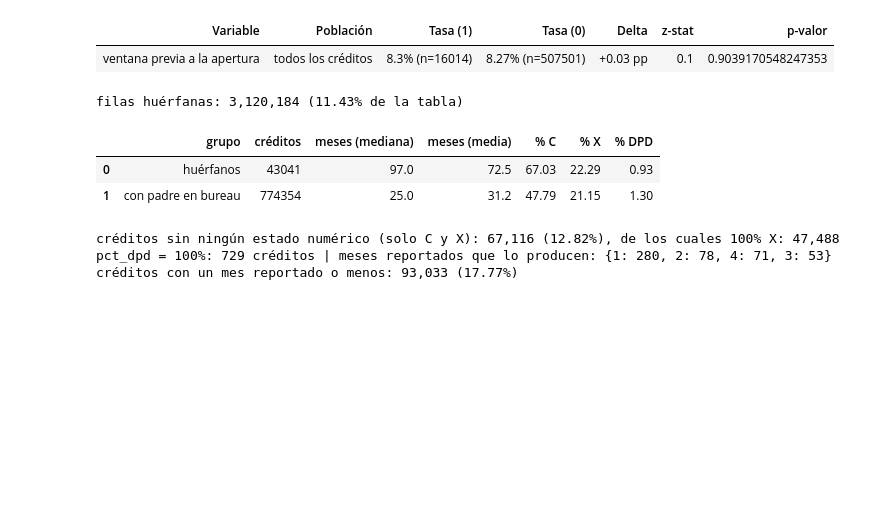
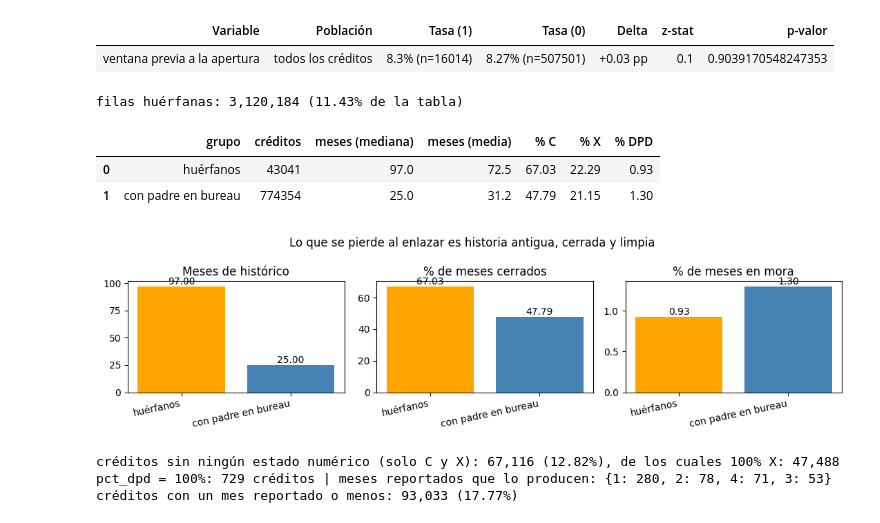
Before and after one commit to yeraybc/home-credit-default-risk, a Jupyter notebook: notebooks/03_eda_bureau_balance.ipynb, the cells around one changed output. Saved outputs shown, nothing was run; the diff lists cells and outputs as text; code cells hidden in the pictures; blank space fills up the shorter version.

```diff
--- a/notebooks/03_eda_bureau_balance.ipynb
+++ b/notebooks/03_eda_bureau_balance.ipynb
@@ -743,22 +834,34 @@ desfase mediana 0.5 meses (p95 1.0) | ventana anterior a la apertura: 16,014 cr
 # %%
 # la pérdida al cruzar con bureau: ¿qué perfil tienen los créditos huérfanos?
 huerfano = ~bb["SK_ID_BUREAU"].isin(bureau["SK_ID_BUREAU"])
 print(f"filas huérfanas: {int(huerfano.sum()):,} ({huerfano.mean() * 100:.2f}% de la tabla)")
 
 perfil = []
 for nombre, sub in [("huérfanos", bb[huerfano]), ("con padre en bureau", bb[~huerfano])]:
     s = sub["STATUS"].astype(str)
     meses = sub.groupby("SK_ID_BUREAU").size()
     perfil.append({"grupo": nombre, "créditos": sub["SK_ID_BUREAU"].nunique(),
                    "meses (mediana)": meses.median(), "meses (media)": round(meses.mean(), 1),
                    "% C": round(s.eq("C").mean() * 100, 2), "% X": round(s.eq("X").mean() * 100, 2),
                    "% DPD": round(s.isin(["1", "2", "3", "4", "5"]).mean() * 100, 2)})
-display(pd.DataFrame(perfil))
+tabh = pd.DataFrame(perfil).set_index("grupo")
+display(tabh.reset_index())
+
+fig, ax = plt.subplots(1, 3, figsize=(11, 3))
+for eje, col, titulo in zip(ax, ["meses (mediana)", "% C", "% DPD"],
+                            ["Meses de histórico", "% de meses cerrados", "% de meses en mora"]):
+    barras = eje.bar(tabh.index, tabh[col], color=["orange", COLOR_NODEF])
+    eje.bar_label(barras, fmt="%.2f")
+    eje.set(title=titulo)
+    plt.setp(eje.get_xticklabels(), rotation=12, ha="right")
+fig.suptitle("Lo que se pierde al enlazar es historia antigua, cerrada y limpia")
+plt.tight_layout(); plt.show()
 # %% [output]
 filas huérfanas: 3,120,184 (11.43% de la tabla)
 |  | grupo | créditos | meses (mediana) | meses (media) | % C | % X | % DPD |
 | 0 | huérfanos | 43041 | 97.0 | 72.5 | 67.03 | 22.29 | 0.93 |
 | 1 | con padre en bureau | 774354 | 25.0 | 31.2 | 47.79 | 21.15 | 1.30 |
+[figure, added]
 # %%
 # C y X no son mora, pero tampoco son ausencia de mora: ¿cuántos créditos se quedan sin denominador?
 sin_rep = credf["n_rep"].eq(0)
```
Also changed, not shown: parts of 11 cells of this notebook, 1 other file.
